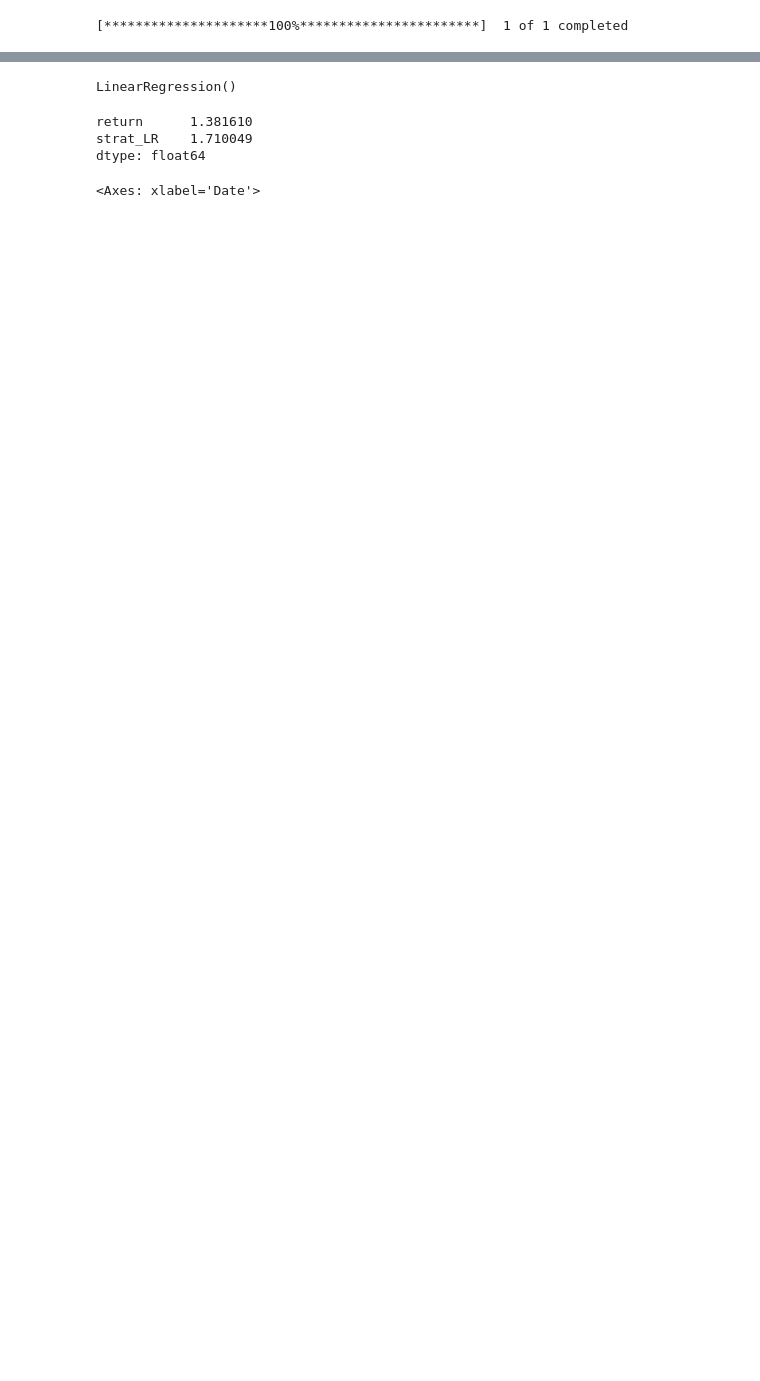
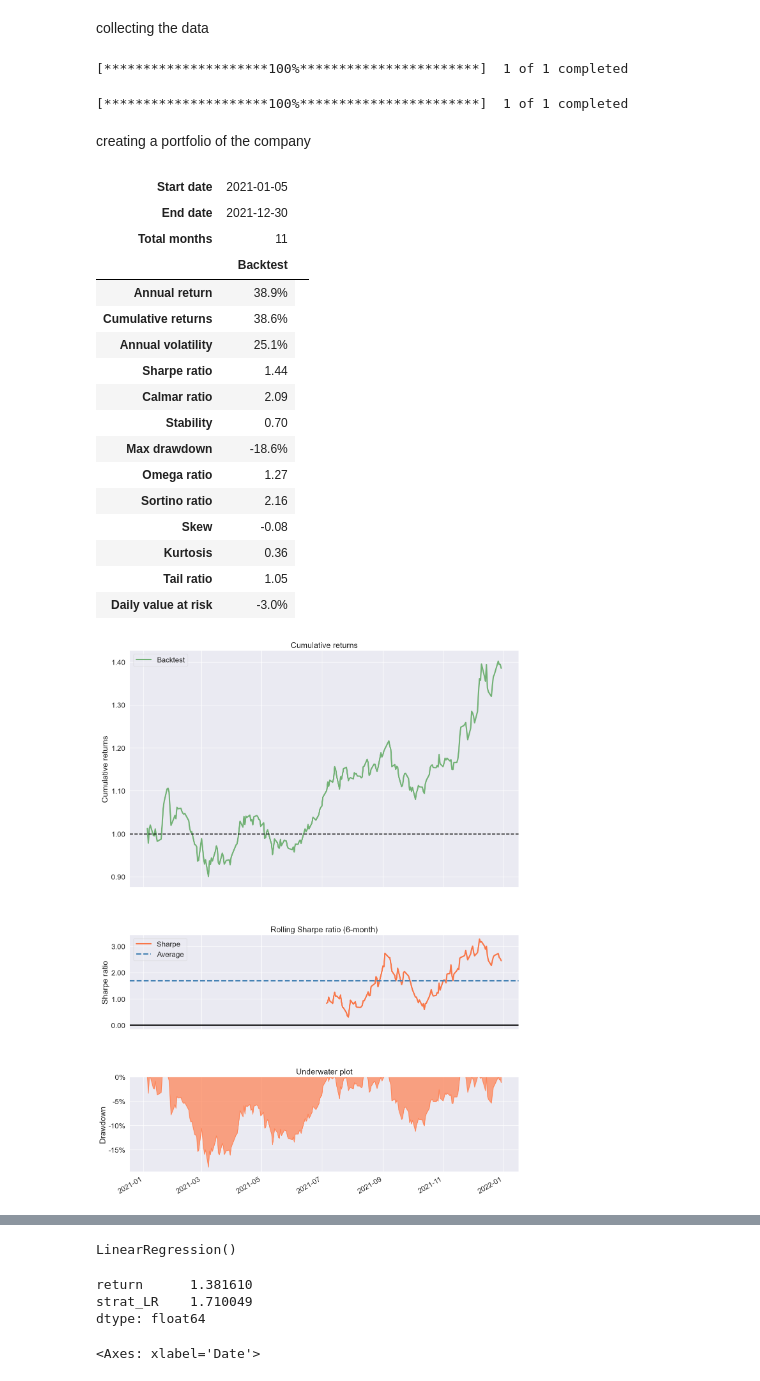
Before and after one commit to Gyrobird/stock-market, a Jupyter notebook: main4.ipynb, the cells around one changed output, grey strips where cells are left out. Cells and saved outputs as stored; diff of their text form; code cells hidden in the pictures; blank space fills up the shorter version.

```diff
--- a/main4.ipynb
+++ b/main4.ipynb
@@ -8,7 +20,46 @@ from sklearn.model_selection import train_test_split
+# %% [markdown]
+collecting the data
 # %%
 df = yf.download('AAPL', start='2021-01-01', end='2021-12-31')
 # %% [output]
 [*********************100%***********************]  1 of 1 completed
+# %%
+tickers_list = ['AAPL']
+
+dataa = pd.DataFrame(columns=tickers_list)
+
+for ticker in tickers_list:
+     dataa[ticker] = yf.download(ticker, start='2021-01-01', end='2021-12-31')['Adj Close']
+# %% [output]
+[*********************100%***********************]  1 of 1 completed
+# %% [markdown]
+creating a portfolio of the company
+# %%
+# Compute the returns of individual stocks and then compute the daily mean returns.
+# The mean return is the daily portfolio returns with the above four stocks.
+dataa = dataa.pct_change().dropna().mean(axis=1)
+
+# Get the full tear sheet
+pf.create_simple_tear_sheet(dataa)
+# %% [output]
+| Start date | 2021-01-05 |  |
+| End date | 2021-12-30 |  |
+| Total months | 11 |  |
+|  | Backtest |
+| Annual return | 38.9% |
+| Cumulative returns | 38.6% |
+| Annual volatility | 25.1% |
+| Sharpe ratio | 1.44 |
+| Calmar ratio | 2.09 |
+| Stability | 0.70 |
+| Max drawdown | -18.6% |
+| Omega ratio | 1.27 |
+| Sortino ratio | 2.16 |
+| Skew | -0.08 |
+| Kurtosis | 0.36 |
+| Tail ratio | 1.05 |
+| Daily value at risk | -3.0% |
+[figure, added]
 # %%
 df['return'] = np.log(df.Close.pct_change() + 1)
 # %%
```
Also changed, not shown: parts of 17 cells of this notebook.
